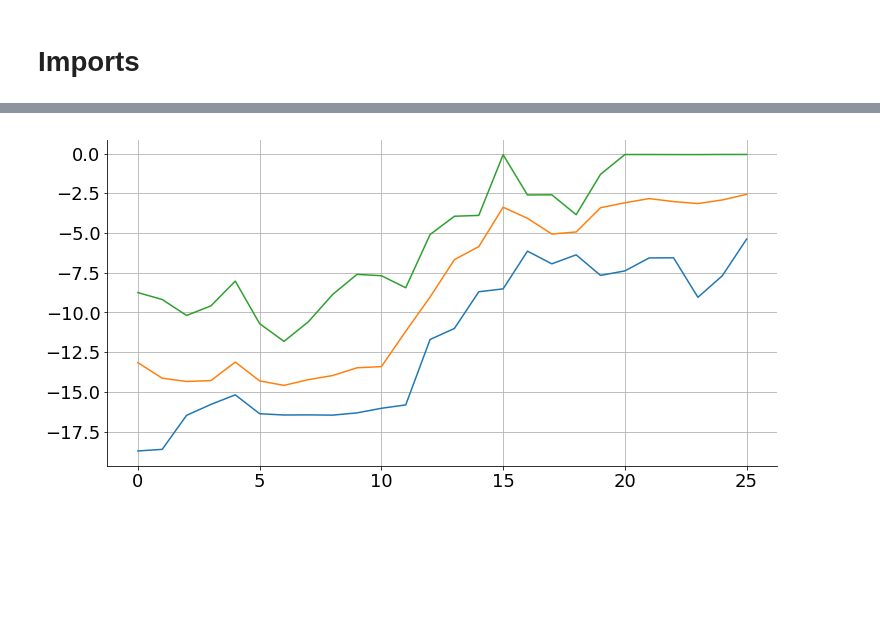
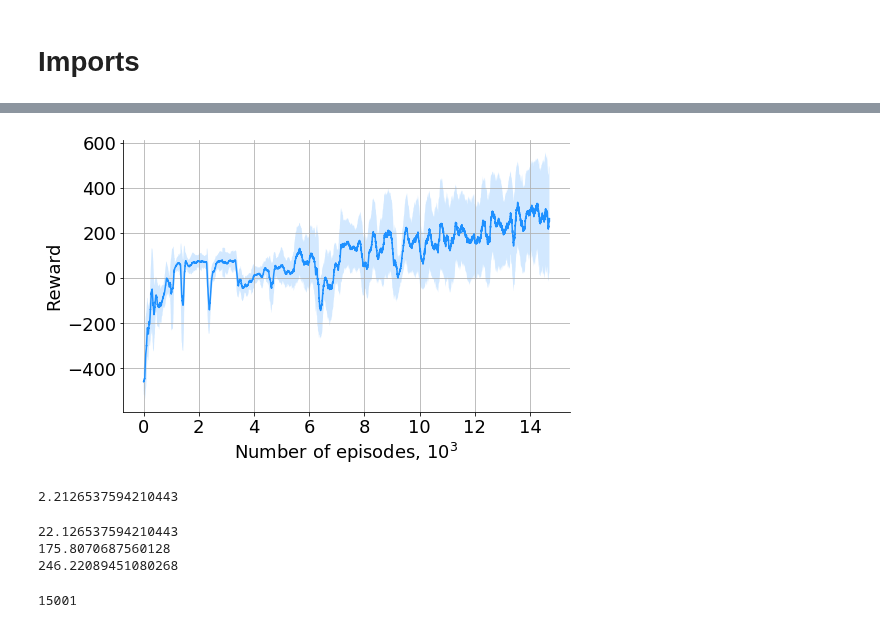
Before and after one commit to parilo/tars-rl, a Jupyter notebook: plot_performance.ipynb, the cells around one changed output, grey strips where cells are left out. Cells and saved outputs as stored; diff of their text form; code cells hidden in the pictures; blank space fills up the shorter version.

```diff
--- a/plot_performance.ipynb
+++ b/plot_performance.ipynb
@@ -32,0 +137,8 @@ def plot_performance(r, num_agents=40):
+# %%
+plot_means_and_stdevs([r[:,2]], tau=100, x_scale=1000, y_scale=10, save=False)
+# %% [output]
+[figure, added]
+# %%
+np.array(r[:,2])[4500:5000].mean()
+# %% [output]
+2.2126537594210443
@@ -33,5 +147,13 @@ def plot_performance(r, num_agents=40):
+# %%
+for i in range(3):
+    print (np.array(r[:,2])[5000*(i+1)-500:5000*(i+1)].mean()*10)
+# %% [output]
+22.126537594210443
+175.8070687560128
+246.22089451080268
+# %%
+len(r[:,2])
+# %% [output]
+15001
 # %%
-r = np.loadtxt('results/pendulum-hist_len3-frame_skip2-relu-batchnorm-agents40-prio_episode_rewards.txt')
-plot_performance(r)
+r = np.loadtxt('results/prosthetics-hist_len2-frame_skip2-relu-agents40-prio_episode_rewards.txt')
-# %% [output]
-[figure, removed]
```
Also changed, not shown: parts of 7 cells of this notebook, 7 other files.
